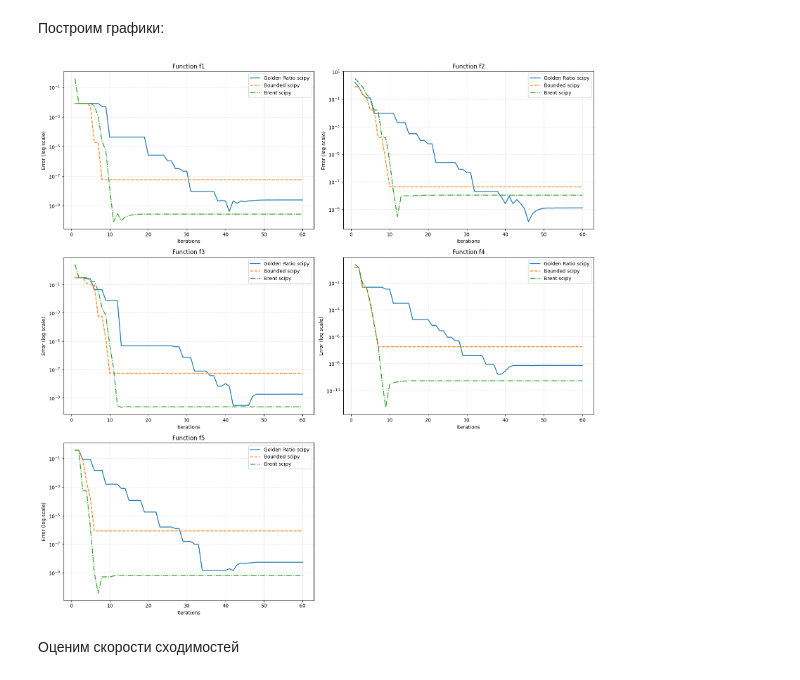
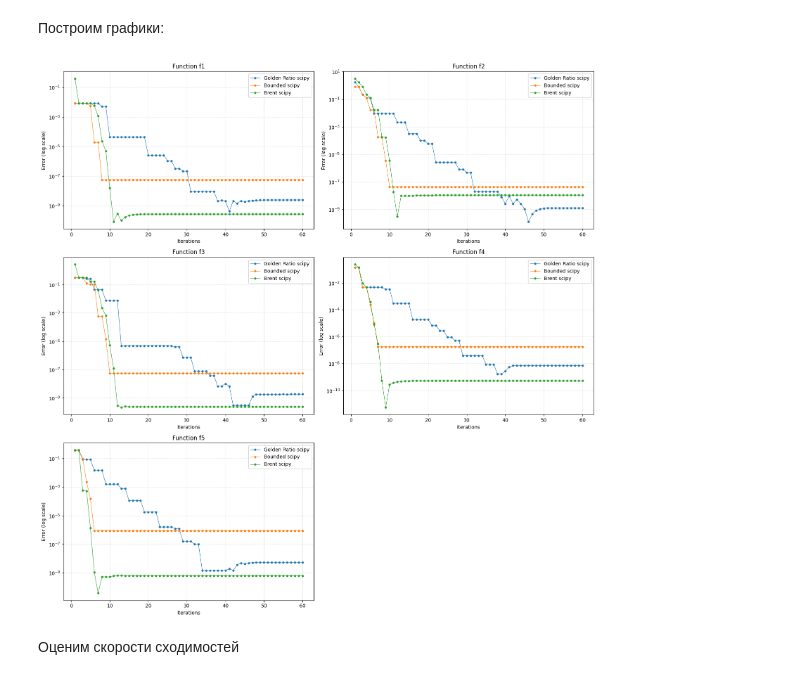
Before and after one commit to n-sukhov/OptMeth, a Jupyter notebook: Lab1/lab_1.ipynb, the cells around one changed output. Cells and saved outputs as stored; diff of their text form; code cells hidden in the pictures.

```diff
--- a/Lab1/lab_1.ipynb
+++ b/Lab1/lab_1.ipynb
@@ -81,13 +81,16 @@ def parabola_method_numpy   (
     fa, fc, fb = f(a), f(c), f(b)
 
     for k in range(max_iter):
-        A = np.array([
-            [a**2, a, 1],
-            [c**2, c, 1],
-            [b**2, b, 1]
-        ])
-        a_coeff, b_coeff, _ = np.linalg.solve(A, np.array([fa, fc, fb]))
-        u = -b_coeff / (2 * a_coeff)
+        try:
+            A = np.array([
+                [a**2, a, 1],
+                [c**2, c, 1],
+                [b**2, b, 1]
+            ])
+            a_coeff, b_coeff, _ = np.linalg.solve(A, np.array([fa, fc, fb]))
+            u = -b_coeff / (2 * a_coeff)
+        except np.linalg.LinAlgError:
+            u = (a + b) / 2
         fu = f(u)
 
         if u < c:
@@ -223,7 +226,6 @@ f5: 2.1246397730556055
 Применим оптимизацию
 # %%
 functions = [f1, f2, f3, f4, f5]
-results_all = []
 errors_all = []
 x_space = range(1, 121, 1)
 
@@ -244,7 +246,6 @@ for i, f in enumerate(functions):
         for j in range(4)
     ]
 
-    results_all.append(method_results)
     errors_all.append(method_errors)
 # %% [markdown]
 Нарисуем графики
@@ -268,8 +269,6 @@ method_names = ["Golden Ratio", "Parabola", "Parabola numpy.linalge.solve", "Bre
 
 fig, axes = plt.subplots(3, 2, figsize=(16, 16))
 fig.subplots_adjust(hspace=0.5)
-
-line_styles = ['-', '--', ':', '-.']
 
 for i in range(5):
     ax = axes[i // 2, i % 2]
@@ -283,9 +282,10 @@ for i in range(5):
         method_name = method_names[method_idx]
         if errors_all[i][method_idx]:
             ax.plot(x_space, errors_all[i][method_idx],
-                   linestyle=line_styles[method_idx],
                    label=method_name,
-                   linewidth=1.7)
+                   markersize=3,
+                   marker=".",
+                   linewidth=0.8)
     ax.minorticks_off()
     ax.legend(fontsize=10, framealpha=0.9)
 
@@ -343,7 +343,6 @@ f5: ≈ 1.820
 
 #### Используем `scipy.optimize.minimize_scalar`:
 # %%
-results_all_scipy = []
 errors_all_scipy = []
 x_space_scipy = range(1, 61, 1)
 
@@ -363,41 +362,39 @@ for i, f in enumerate(functions):
         for j in range(3)
     ]
 
-    results_all_scipy.append(method_results)
     errors_all_scipy.append(method_errors)
 # %% [markdown]
 Построим графики:
 # %%
 method_names_scipy = ["Golden Ratio scipy", "Bounded scipy", "Brent scipy"]
 
 fig, axes = plt.subplots(3, 2, figsize=(16, 16))
 fig.subplots_adjust(hspace=0.5)
-
-line_styles_scipy = ['-', '--', '-.']
 
 for i in range(5):
     ax = axes[i // 2, i % 2]
     ax.set_title(f'Function f{i+1}', fontsize=12)
     ax.set_xlabel('Iterations', fontsize=10)
     ax.set_ylabel('Error (log scale)', fontsize=10)
     ax.set_yticks(np.logspace(0, -11, 10))
     ax.set_yscale('log')
     ax.grid(True, which='both', linestyle=':', alpha=0.7)
     for method_idx in range(3):
         method_name = method_names_scipy[method_idx]
         if errors_all_scipy[i][method_idx]:
             ax.plot(x_space_scipy, errors_all_scipy[i][method_idx],
-                   linestyle=line_styles_scipy[method_idx],
                    label=method_name,
-                   linewidth=1.7)
+                   markersize=7,
+                   marker=".",
+                   linewidth=0.8)
     ax.minorticks_off()
     ax.legend(fontsize=10, framealpha=0.9)
 
 fig.delaxes(axes[2, 1])
 plt.tight_layout()
 plt.show()
 # %% [output]
-[figure, old version]
+[figure, new version]
 # %% [markdown]
 Оценим скорости сходимостей
 # %%
```
Also changed, not shown: parts of 12 cells of this notebook.
